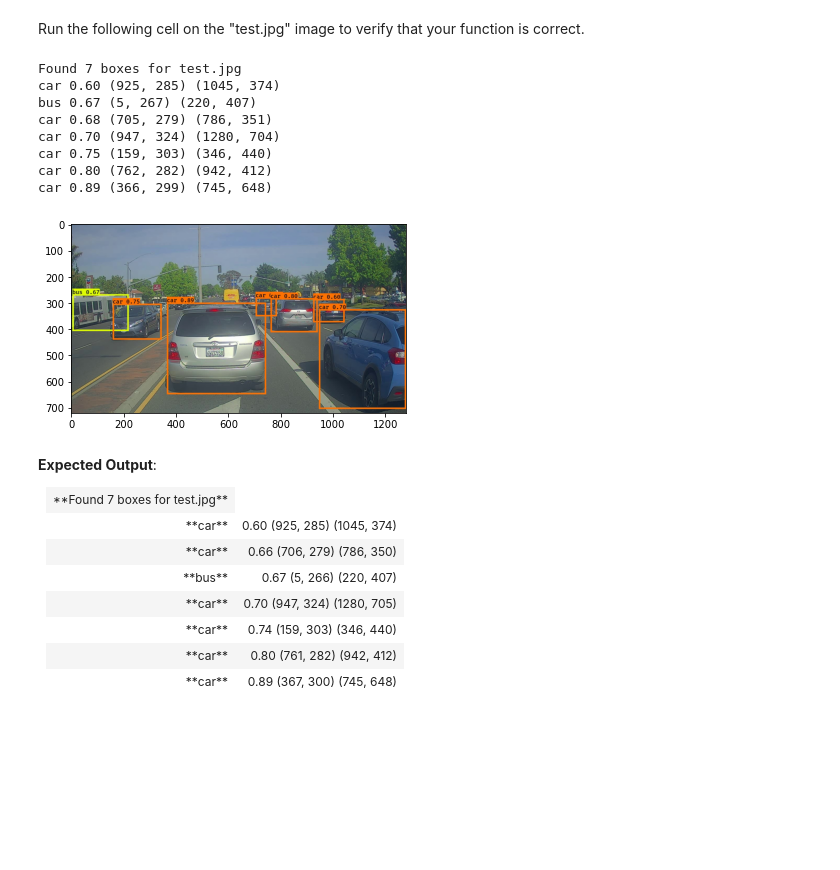
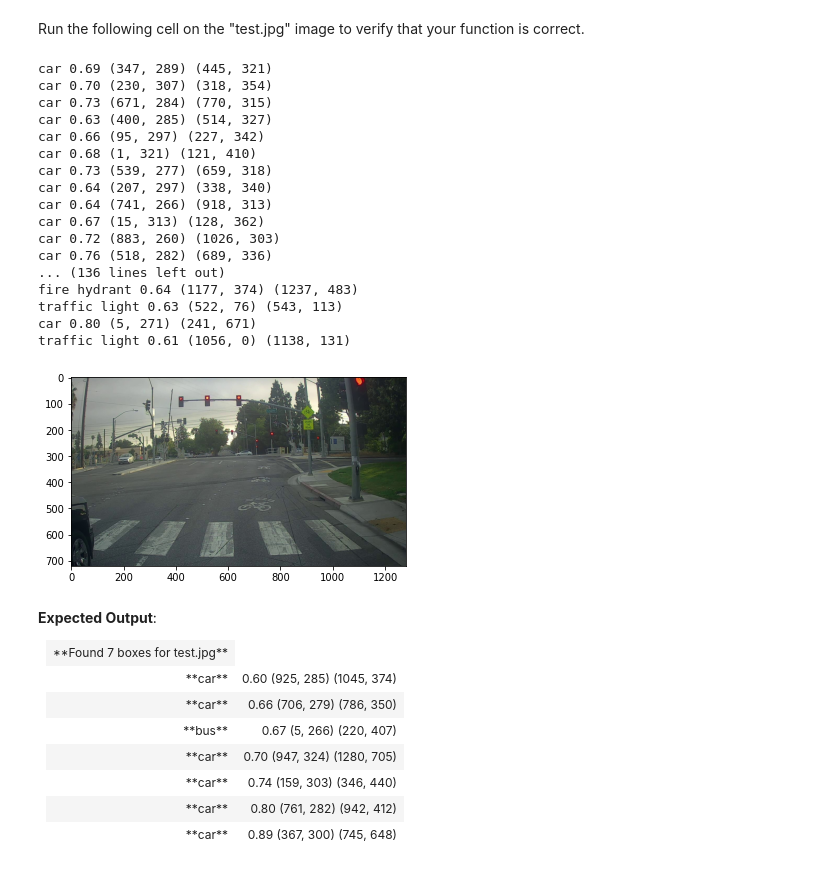
Before and after one commit to hitskyer/course, a Jupyter notebook: dnn/chenmingming/DL_Ng/exercise/Course4/week3/assignment - Autonomous+driving+application+-+Car+detection/Autonomous driving application - Car detection - v1.ipynb, the cells around one changed output. Cells and saved outputs as stored; diff of their text form; code cells hidden in the pictures; blank space fills up the shorter version.

```diff
--- a/dnn/chenmingming/DL_Ng/exercise/Course4/week3/assignment - Autonomous+driving+application+-+Car+detection/Autonomous driving application - Car detection - v1.ipynb
+++ b/dnn/chenmingming/DL_Ng/exercise/Course4/week3/assignment - Autonomous+driving+application+-+Car+detection/Autonomous driving application - Car detection - v1.ipynb
@@ -704,7 +704,7 @@ def predict(sess, image_file):
     ### END CODE HERE ###
 
     # Print predictions info
-    print('Found {} boxes for {}'.format(len(out_boxes), image_file))
+#     print('Found {} boxes for {}'.format(len(out_boxes), image_file))
     # Generate colors for drawing bounding boxes.
     colors = generate_colors(class_names)
     # Draw bounding boxes on the image file
@@ -715,21 +715,44 @@ def predict(sess, image_file):
     output_image = imageio.imread(os.path.join("out", image_file))
     imshow(output_image)
 
-    return out_scores, out_boxes, out_classes
+    return out_scores, out_boxes, out_classes, output_image
 # %% [markdown]
 Run the following cell on the "test.jpg" image to verify that your function is correct.
-# %%
-out_scores, out_boxes, out_classes = predict(sess, "test.jpg")
-# %% [output]
-Found 7 boxes for test.jpg
-car 0.60 (925, 285) (1045, 374)
-bus 0.67 (5, 267) (220, 407)
-car 0.68 (705, 279) (786, 351)
-car 0.70 (947, 324) (1280, 704)
-car 0.75 (159, 303) (346, 440)
-car 0.80 (762, 282) (942, 412)
-car 0.89 (366, 299) (745, 648)
-[figure, removed]
+# %%
+out_puts_img = []
+for id in range(1, 121):
+    pic_name = str(id)
+    while len(pic_name) < 4:
+        pic_name = '0'+pic_name
+    pic_name = pic_name+'.jpg'
+    out_scores, out_boxes, out_classes, out_put_img = predict(sess, pic_name)
+    out_puts_img.append(out_put_img)
+
+def create_gif(image_list, gif_name, duration=0.3):
+    frames = []
+    for img in image_list:
+        frames.append(img)
+    imageio.mimsave(gif_name, frames, 'GIF', duration=duration)
+create_gif(out_puts_img, 'out_gif', 0.5)
+# %% [output]
+car 0.69 (347, 289) (445, 321)
+car 0.70 (230, 307) (318, 354)
+car 0.73 (671, 284) (770, 315)
+car 0.63 (400, 285) (514, 327)
+car 0.66 (95, 297) (227, 342)
+car 0.68 (1, 321) (121, 410)
+car 0.73 (539, 277) (659, 318)
+car 0.64 (207, 297) (338, 340)
+car 0.64 (741, 266) (918, 313)
+car 0.67 (15, 313) (128, 362)
+car 0.72 (883, 260) (1026, 303)
+car 0.76 (518, 282) (689, 336)
+... (136 lines left out)
+fire hydrant 0.64 (1177, 374) (1237, 483)
+traffic light 0.63 (522, 76) (543, 113)
+car 0.80 (5, 271) (241, 671)
+traffic light 0.61 (1056, 0) (1138, 131)
+[figure, added]
 # %% [markdown]
 **Expected Output**:
 
```
